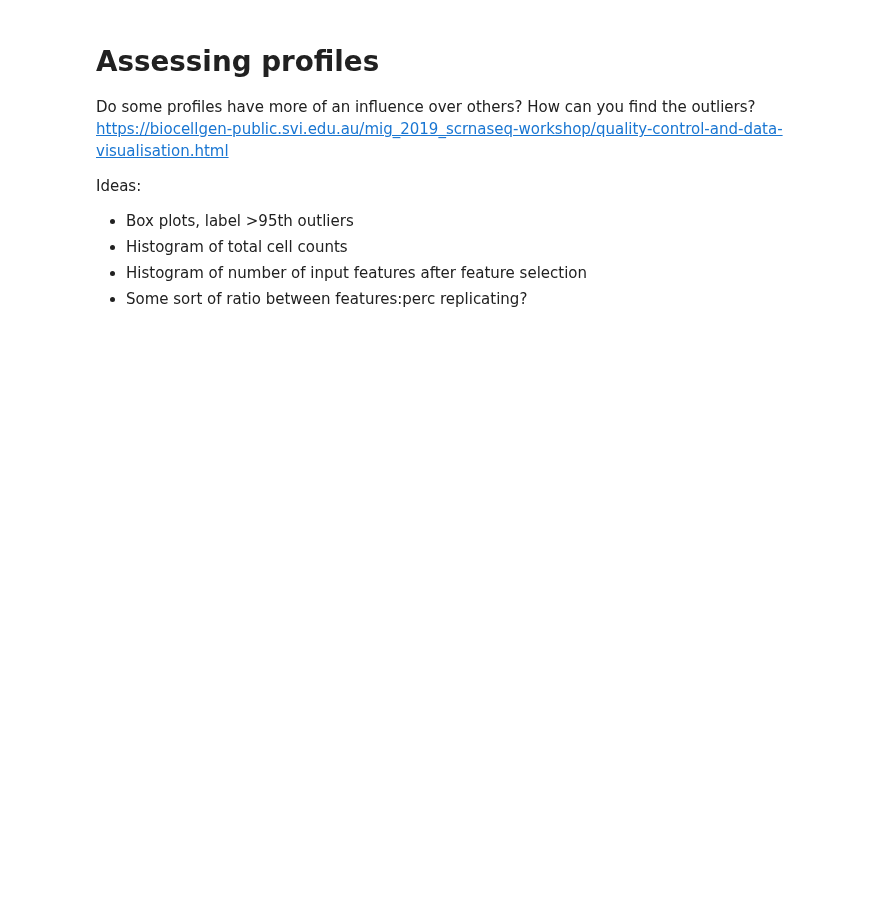
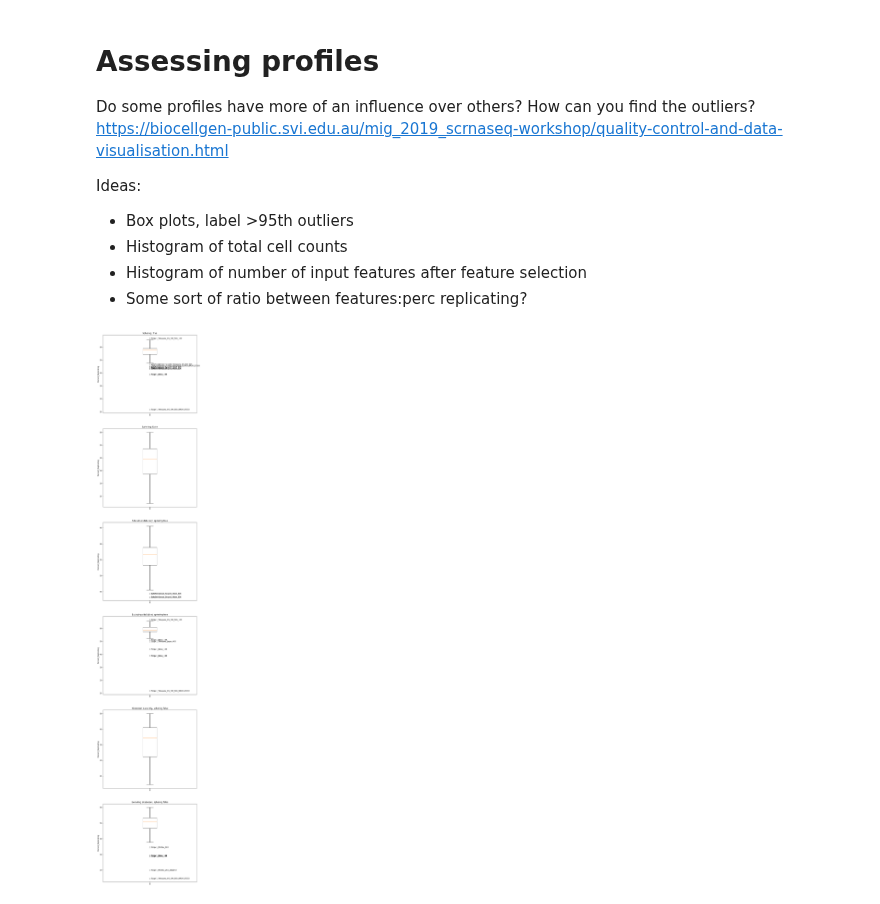
Before and after one commit to jump-cellpainting/jump-scope-analysis, a Jupyter notebook: box-plots.ipynb, the cells around one changed output. Cells and saved outputs as stored; diff of their text form; code cells hidden in the pictures; blank space fills up the shorter version.

```diff
--- a/box-plots.ipynb
+++ b/box-plots.ipynb
@@ -2,0 +4,4 @@
+# %%
+# Load data
+match_rep_df = pd.read_csv("checkpoints/match_rep_df.csv")
+match_rep_df.columns
@@ -38,34 +53,37 @@ class BoxPlot:
         xoff = 0.10 * (xpos[1] - xpos[0])
 
         # Many fliers, so we loop over them and create a label for each one
         for i, flier in enumerate(fly.get_ydata()):
             right_or_left = i % 2
             offset = -abs(1+xoff) if right_or_left else 1+xoff
             self.ax.text(1 + xoff, flier,
                     '{}'.format(self.df[self.df[self.x] == flier]["Batch"].values[0]), va='center')
+            # print(self.df[self.df[self.x] == flier]["Batch"].values[0])
             # self.ax.text(offset, flier,
             #         '{}'.format(self.df[self.df[self.x] == flier]["Batch"].values[0]), va='center')
 
     def boxplot_outliers(self, title):
         boxplot = self.ax.boxplot(
             self.df[self.x]
         )
         self.ax.set_ylabel(self.x)
         self.ax.set_title(title)
         self.make_labels(boxplot)
         fig.set_facecolor("white")
 
 df_list = {"Sphering: True": match_rep_df[match_rep_df["sphering"]==True],
            "Sphering: False": match_rep_df[match_rep_df["sphering"]==False],
            "Sitesubset data only, sphering true": match_rep_df[(match_rep_df["Batch"].str.contains("siteSub")) & (match_rep_df["sphering"] == True)],
            "Excluding siteSubset, sphering true": match_rep_df[(~match_rep_df["Batch"].str.contains("siteSub")) & (match_rep_df["sphering"] == True)],
-           "Sitesubset data only, sphering true": match_rep_df[(match_rep_df["Batch"].str.contains("siteSub")) & (match_rep_df["sphering"] == False)],
-           "Excluding siteSubset, sphering true": match_rep_df[(~match_rep_df["Batch"].str.contains("siteSub")) & (match_rep_df["sphering"] == False)]
-}
+           "Sitesubset data only, sphering false": match_rep_df[(match_rep_df["Batch"].str.contains("siteSub")) & (match_rep_df["sphering"] == False)],
+           "Excluding siteSubset, sphering false": match_rep_df[(~match_rep_df["Batch"].str.contains("siteSub")) & (match_rep_df["sphering"] == False)]
+        }
 
 fig, ax_ = plt.subplots(len(df_list), figsize=(10, len(df_list) * 10))
 
 for ax, (title, df) in zip(ax_.flatten(), df_list.items()):
     BoxPlot(df, "Percent_Replicating", ax).boxplot_outliers(title)
 
-fig.savefig("figures/boxplot-for-subsets.png", bbox_inches="tight")
+fig.savefig("figures/boxplot-for-subsets.png", bbox_inches="tight", dpi=300)
+# %% [output]
+[figure, added]
```
Also changed, not shown: parts of 3 cells of this notebook, 56 other files.
